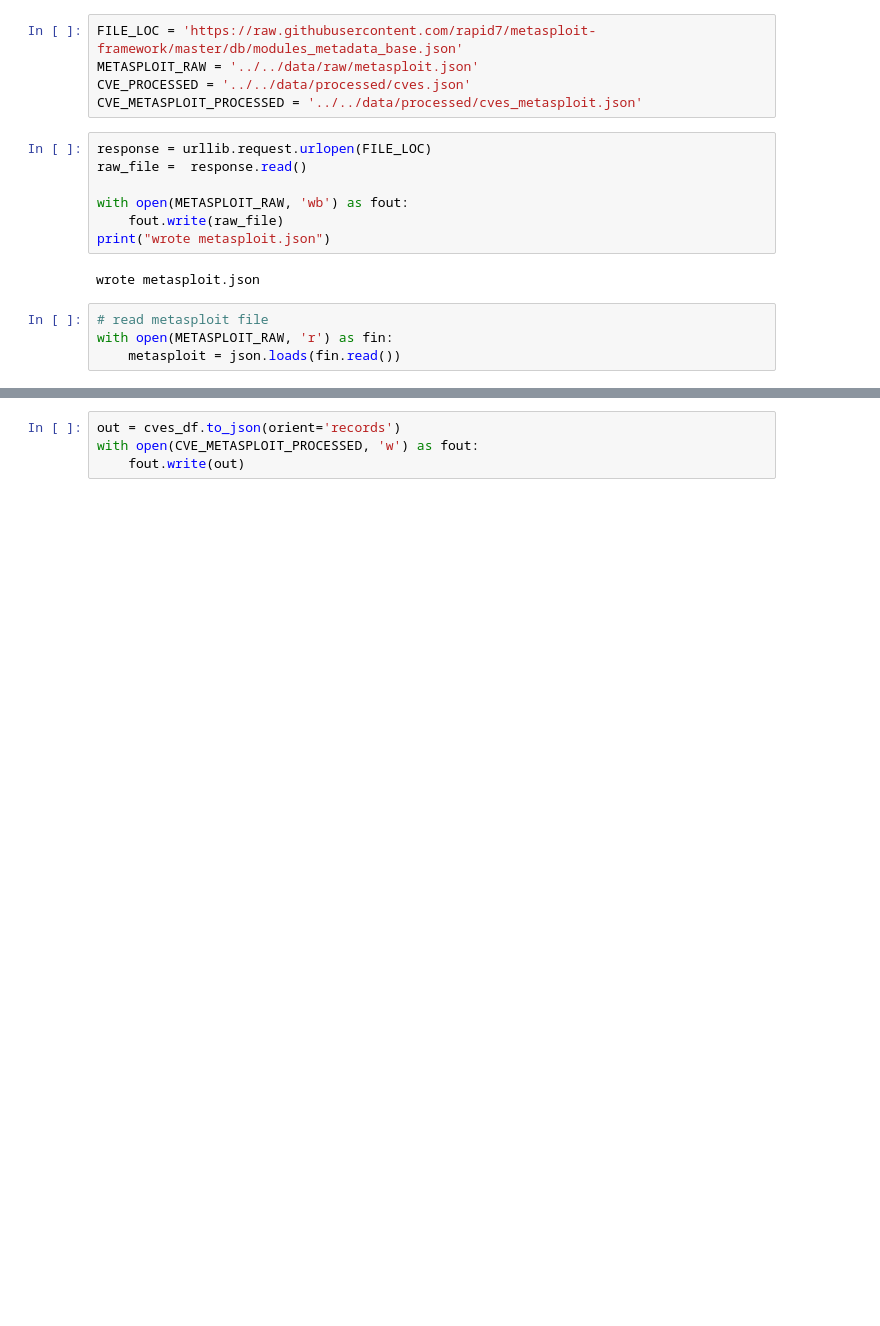
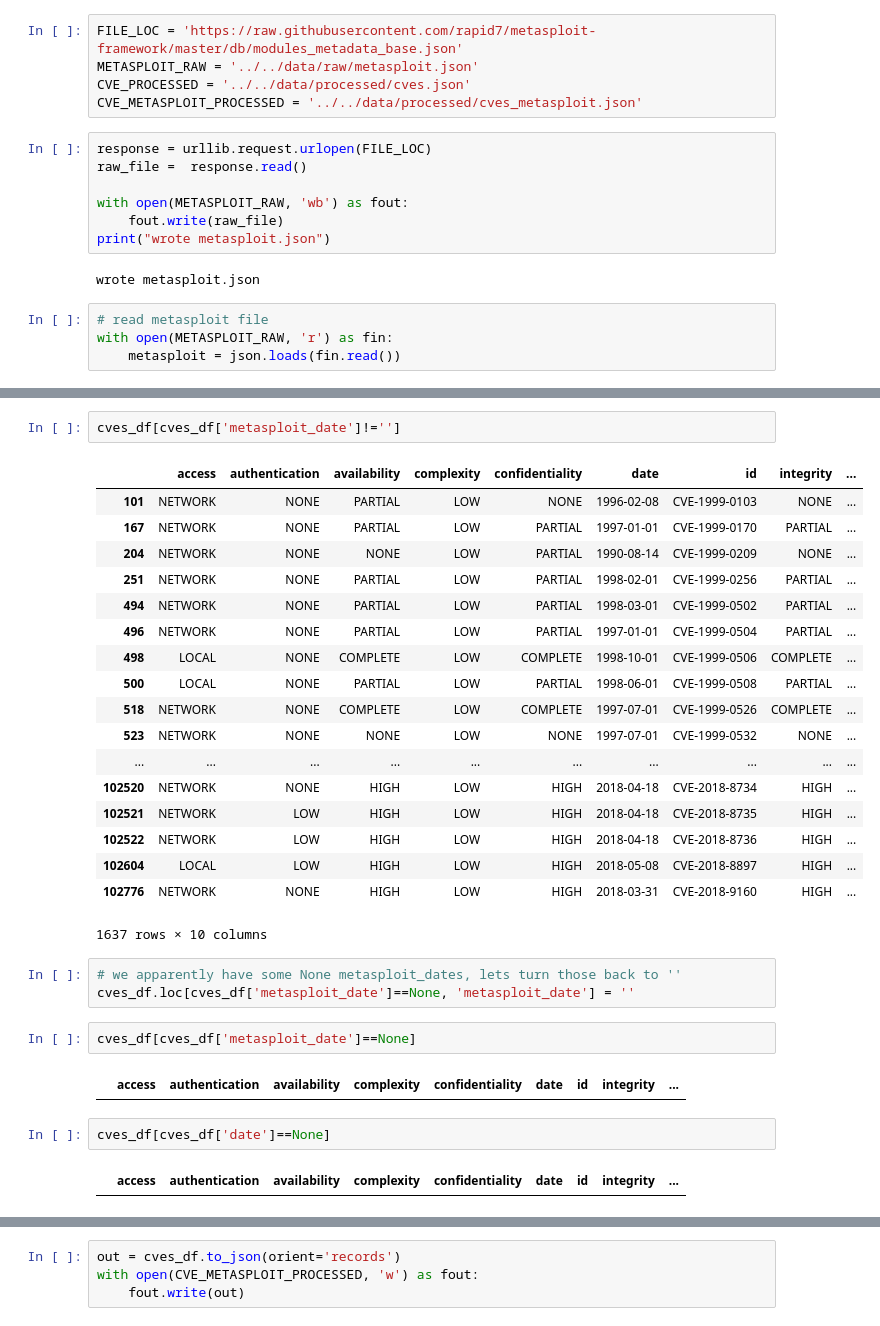
Before and after one commit to kfarr3/MLND-Capstone, a Jupyter notebook: code/data_prep/metasploit.ipynb, the cells around one changed output, grey strips where cells are left out. Cells and saved outputs as stored; diff of their text form; blank space fills up the shorter version.

```diff
--- a/code/data_prep/metasploit.ipynb
+++ b/code/data_prep/metasploit.ipynb
@@ -66,0 +71,32 @@ cves_df.head()
+# %%
+cves_df[cves_df['metasploit_date']!='']
+# %% [output]
+|  | access | authentication | availability | complexity | confidentiality | date | id | integrity | ... |
+| 101 | NETWORK | NONE | PARTIAL | LOW | NONE | 1996-02-08 | CVE-1999-0103 | NONE | ... |
+| 167 | NETWORK | NONE | PARTIAL | LOW | PARTIAL | 1997-01-01 | CVE-1999-0170 | PARTIAL | ... |
+| 204 | NETWORK | NONE | NONE | LOW | PARTIAL | 1990-08-14 | CVE-1999-0209 | NONE | ... |
+| 251 | NETWORK | NONE | PARTIAL | LOW | PARTIAL | 1998-02-01 | CVE-1999-0256 | PARTIAL | ... |
+| 494 | NETWORK | NONE | PARTIAL | LOW | PARTIAL | 1998-03-01 | CVE-1999-0502 | PARTIAL | ... |
+| 496 | NETWORK | NONE | PARTIAL | LOW | PARTIAL | 1997-01-01 | CVE-1999-0504 | PARTIAL | ... |
+| 498 | LOCAL | NONE | COMPLETE | LOW | COMPLETE | 1998-10-01 | CVE-1999-0506 | COMPLETE | ... |
+| 500 | LOCAL | NONE | PARTIAL | LOW | PARTIAL | 1998-06-01 | CVE-1999-0508 | PARTIAL | ... |
+| 518 | NETWORK | NONE | COMPLETE | LOW | COMPLETE | 1997-07-01 | CVE-1999-0526 | COMPLETE | ... |
+| 523 | NETWORK | NONE | NONE | LOW | NONE | 1997-07-01 | CVE-1999-0532 | NONE | ... |
+| ... | ... | ... | ... | ... | ... | ... | ... | ... | ... |
+| 102520 | NETWORK | NONE | HIGH | LOW | HIGH | 2018-04-18 | CVE-2018-8734 | HIGH | ... |
+| 102521 | NETWORK | LOW | HIGH | LOW | HIGH | 2018-04-18 | CVE-2018-8735 | HIGH | ... |
+| 102522 | NETWORK | LOW | HIGH | LOW | HIGH | 2018-04-18 | CVE-2018-8736 | HIGH | ... |
+| 102604 | LOCAL | LOW | HIGH | LOW | HIGH | 2018-05-08 | CVE-2018-8897 | HIGH | ... |
+| 102776 | NETWORK | NONE | HIGH | LOW | HIGH | 2018-03-31 | CVE-2018-9160 | HIGH | ... |
+1637 rows × 10 columns
+# %%
+# we apparently have some None metasploit_dates, lets turn those back to ''
+cves_df.loc[cves_df['metasploit_date']==None, 'metasploit_date'] = ''
+# %%
+cves_df[cves_df['metasploit_date']==None]
+# %% [output]
+|  | access | authentication | availability | complexity | confidentiality | date | id | integrity | ... |
+# %%
+cves_df[cves_df['date']==None]
+# %% [output]
+|  | access | authentication | availability | complexity | confidentiality | date | id | integrity | ... |
```
Also changed, not shown: parts of 12 cells of this notebook, 5 other files.
